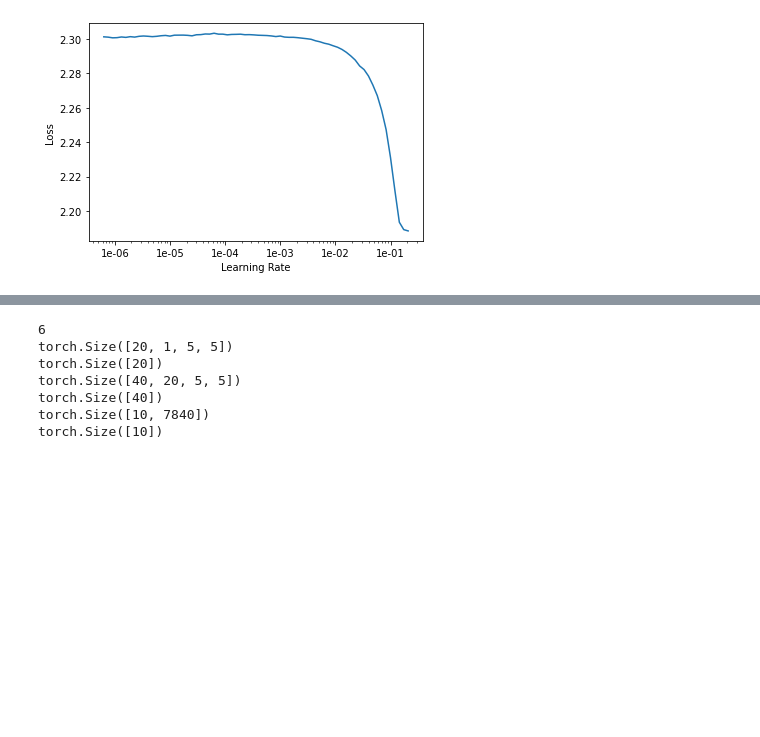
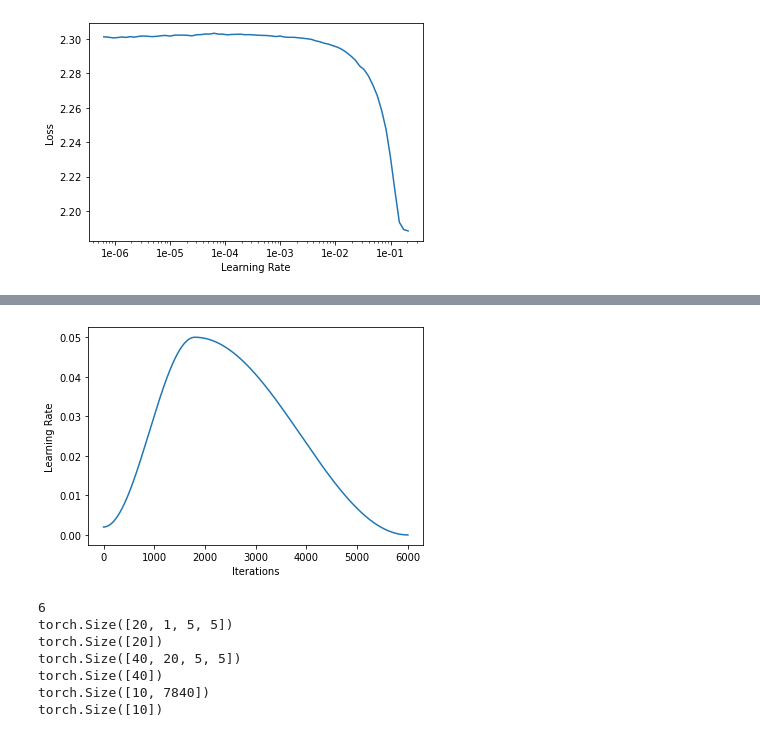
Before and after one commit to SwapnanilHalder/practical-deep-learning-with-pytorch-master, a Jupyter notebook: trial_CNN_MNIST_with_pytorch(fast.ai).ipynb, the cells around one changed output, grey strips where cells are left out. Cells and saved outputs as stored; diff of their text form; code cells hidden in the pictures; blank space fills up the shorter version.

```diff
--- a/trial_CNN_MNIST_with_pytorch(fast.ai).ipynb
+++ b/trial_CNN_MNIST_with_pytorch(fast.ai).ipynb
@@ -195,3 +200,7 @@ learner.recorder.plot_losses()
+# %%
+learner.recorder.plot_lr()
+# %% [output]
+[figure, added]
 # %%
 learning_rate = 5e-02
 
```
Also changed, not shown: parts of 3 cells of this notebook.
